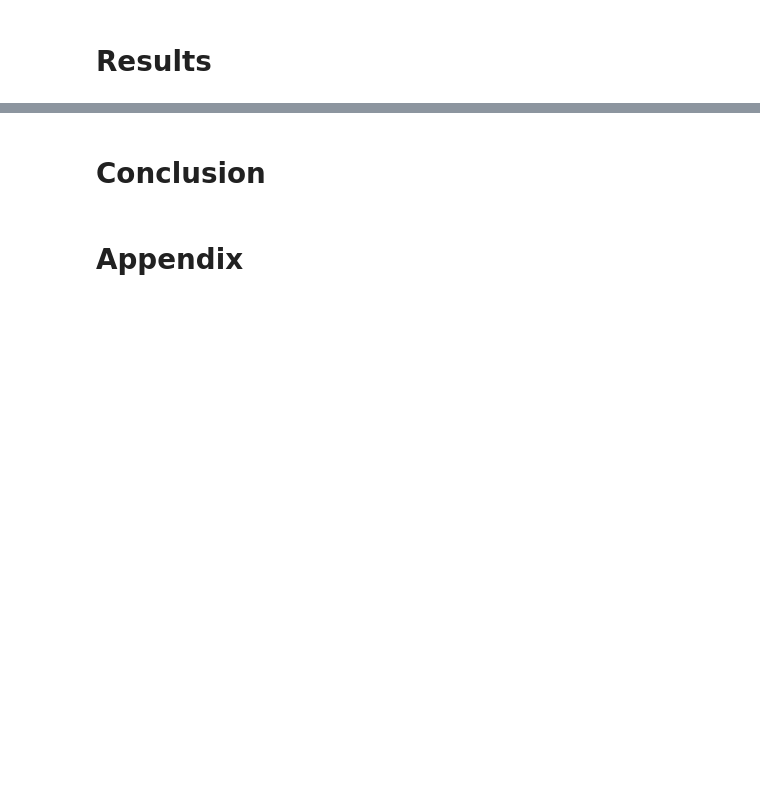
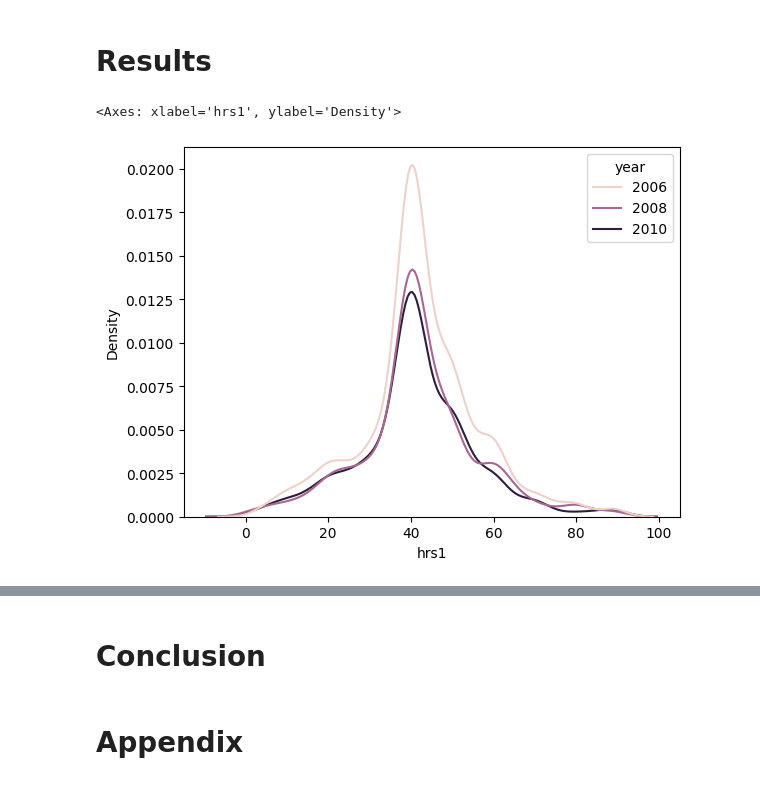
Before and after one commit to ayshahussen/project_gss, a Jupyter notebook: Project1_draft.ipynb, the cells around one changed output, grey strips where cells are left out. Drawn from its saved outputs; the diff is of its cells as text; code cells hidden in the pictures; blank space fills up the shorter version.

```diff
--- a/Project1_draft.ipynb
+++ b/Project1_draft.ipynb
@@ -9,2 +13,15 @@
 # %% [markdown]
 # Data
+# %%
+import pandas as pd
+import numpy as np
+import seaborn as sns
+import matplotlib.pylab as plt
+
+gss = pd.read_parquet("https://github.com/DS3001/project_gss/raw/main/gss_chunk_3.parquet")
+gss = gss.dropna(how = "all")
+
+filt = gss.filter(items = ["year", "occ" "wrkstat", "wrkslf", "hrs1", "income06",
+                           "degree", "marital", "happy", "partyid"],axis=1)
+yrgss = filt[(filt["year"] == 2006) | (filt["year"] == 2008) | (filt["year"] == 2010)]
+yrgss
@@ -13,2 +47,7 @@ When exploring the happiness data for plotting, we found out that it was a categ
 # %% [markdown]
 # Results
+# %%
+sns.kdeplot(data=yrgss,x="hrs1", hue = "year")
+# %% [output]
+<Axes: xlabel='hrs1', ylabel='Density'>
+[figure, added]
```
Also changed, not shown: parts of 5 cells of this notebook.
